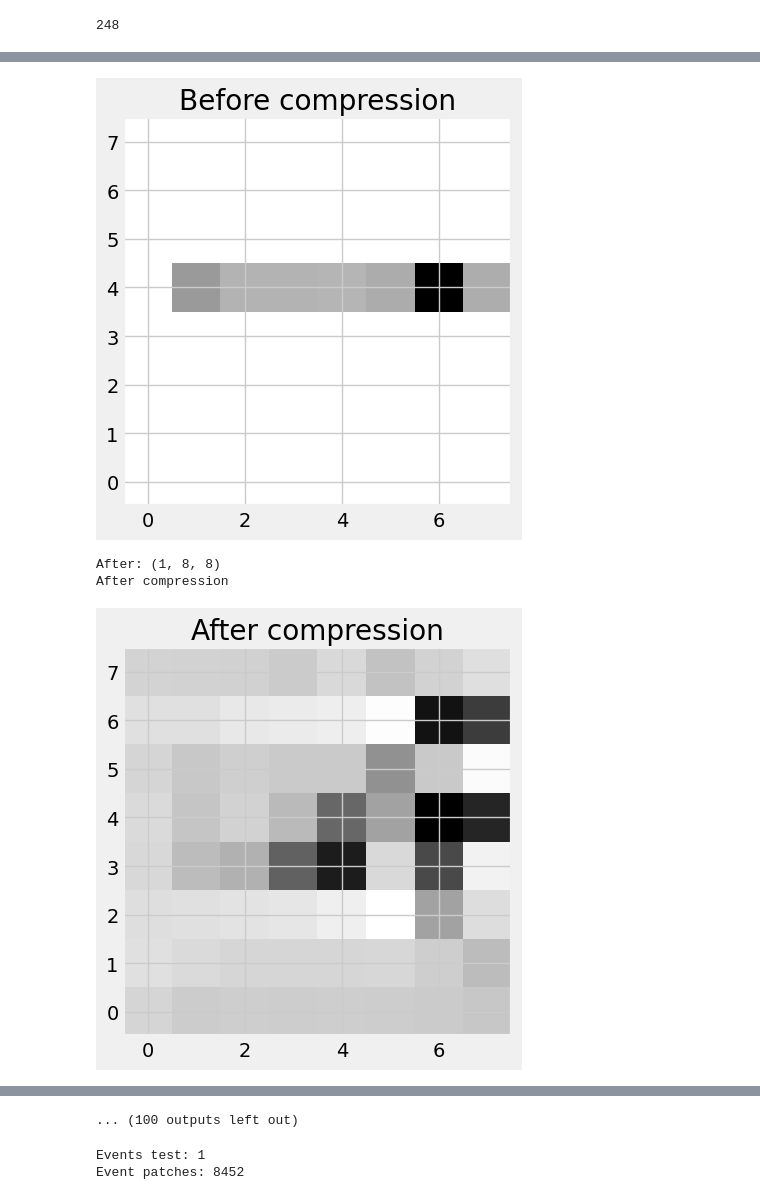
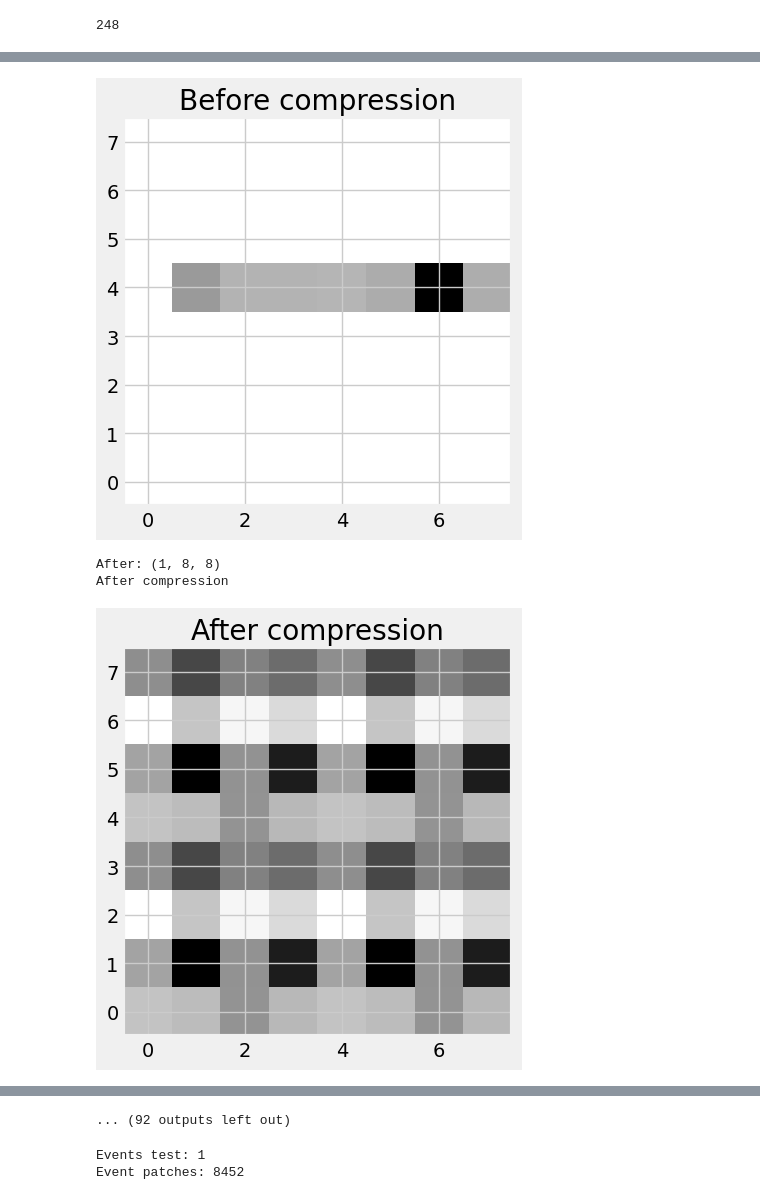
Before and after one commit to pauliusB20/vq-vae-experiments, a Jupyter notebook: cms_particle_hits/main.ipynb, the cells around one changed output, grey strips where cells are left out. Drawn from its saved outputs; the diff is of its cells as text; code cells hidden in the pictures.

```diff
--- a/cms_particle_hits/main.ipynb
+++ b/cms_particle_hits/main.ipynb
@@ -161,13 +158,13 @@ learning_rate = 1e-5
 # num_epochs = 80
 num_epochs = 80
 channels = 1
-latent_dim = 12
+latent_dim = 32
 num_embeddings = 128  # Number of vectors in the codebook
-beta = 0.75 # Beta, the commitment loss weight for moving vectors closer to the cendroid
+beta = 0.21 # Beta, the commitment loss weight for moving vectors closer to the cendroid
 num_residual_hiddens = 3
 num_residual_layers = 2
 
-decay = 0.80
+decay = 0.98
 vq_epsilon = 1e-5
 
 LOG_EVERY = 10
@@ -240,7 +237,7 @@ transform = transforms.Compose([
     transforms.ToTensor()
     # transforms.Normalize(mean=[0.5], std=[0.5])
 ])
-event_dataset = PixelPatchesDataset(event_train, transform)
+event_dataset = PixelPatchesDataset(event_train)
 
 train_loader = DataLoader(
     dataset=event_dataset,
@@ -313,7 +310,9 @@ class VQEmbedding(nn.Module):
         """
 
         # Convert inputs from BCHW -> BHWC
-        inputs = inputs.permute(1, 0, 2, 3).contiguous()
+        # (1, 0, 2, 3
+        inputs = inputs.permute(0, 2, 3, 1).contiguous()
+
         input_shape = inputs.shape
 
         # Flatten input
@@ -338,6 +337,8 @@ class VQEmbedding(nn.Module):
         if self.training:
             with torch.no_grad():
                 # EMA cluster size
+
+                # controlls how smoothly the weights change
                 self._ema_cluster_size.mul_(self._decay).add_(
                     encodings.sum(0), alpha=1 - self._decay
                 )
@@ -377,7 +378,7 @@ class VQEmbedding(nn.Module):
 
         # print(quantized.shape)
 
-        quantized = quantized.permute(1, 0, 2, 3).contiguous()
+        quantized = quantized.permute(0, 3, 1, 2).contiguous()
         # quantized = quantized.contiguous()
         # Convert quantized from BHWC -> BCHW
         return (
@@ -565,6 +567,7 @@ patch_test_cursor = iter(events_test_loaders[0])
 for epoch in range(num_epochs):
     model.train()
     train_loss = 0
+    perplexity_per_epoch = 0
 
     # Use tqdm for the progress bar
     progress_bar = tqdm(
@@ -572,12 +575,18 @@ for epoch in range(num_epochs):
         total=len(train_loader),
         desc=f'Epoch {epoch+1}/{num_epochs}'
     )
+
+    display = False
+
     for (batch_idx, X_adcs) in progress_bar:
         optimizer.zero_grad()
-        # X_adcs = X_adcs.to(device)
+        X_adcs = X_adcs.to(device)
+        X_adcs = X_adcs.float()
+
+
         # X_noisy = X_adcs.float() + 0.01 + torch.randn_like(X_adcs)
         # X_noisy = X_noisy.to(device).permute(0, 1, 2, 3)
-        X_adcs_tr = X_adcs.to(device).permute(0, 1, 2, 3)
+        X_adcs_tr = X_adcs.unsqueeze(1).permute(0, 1, 2, 3)
 
         # print(f"Inputing to model: {str(X_adcs.shape)}")
 
@@ -594,11 +603,23 @@ for epoch in range(num_epochs):
         loss = _get_vq_loss(recon_patch, X_adcs_tr, vq_loss)
         loss.backward()
         train_loss += loss.item()
+        perplexity_per_epoch += perplexity.item()
+
+
         optimizer.step()
 
         # Update tqdm description with current loss
         progress_bar.set_postfix({'Loss': loss.item()})
         # scheduler.step()
+
+    # Saving epoch  statistics
+    perplexity_average = perplexity_per_epoch / len(train_loader)
+    print(f"Average perplexity: {perplexity_average}")
+
+    perplexity_values.append(perplexity_average)
+    avg_loss = train_loss / len(train_loader)
+    average_loss_values.append(avg_loss)
+    print(f'Epoch [{epoch + 1}/{num_epochs}] Average Loss: {avg_loss:.4f}')
 
     if epoch % LOG_EVERY == 0:
         with torch.no_grad():
@@ -629,8 +650,4 @@ for epoch in range(num_epochs):
             print("After compression")
 
             plot_patch(recon_patch_np[0], "After compression")
-
-    avg_loss = train_loss / len(train_loader)
-    average_loss_values.append(avg_loss)
-    print(f'Epoch [{epoch + 1}/{num_epochs}] Average Loss: {avg_loss:.4f}')
 # %% [output]
@@ -637,6 +656,6 @@ for epoch in range(num_epochs):
 Before compression
 Before: (64, 8, 8)
 [figure]
 After: (1, 8, 8)
 After compression
-[figure, old version]
+[figure, new version]
@@ -651,4 +678,4 @@ Epoch [8/80] Average Loss: 0.3374
-... (100 outputs left out)
+... (92 outputs left out)
 # %%
 # TODO: Try fitting all patch'es to VQ-VAE, get calculated bits of patches and total hits per event.
 # TODO: Calculate ratio before how many bits were used per patch and after compression how many bits were
```
Also changed, not shown: parts of 12 cells of this notebook.
